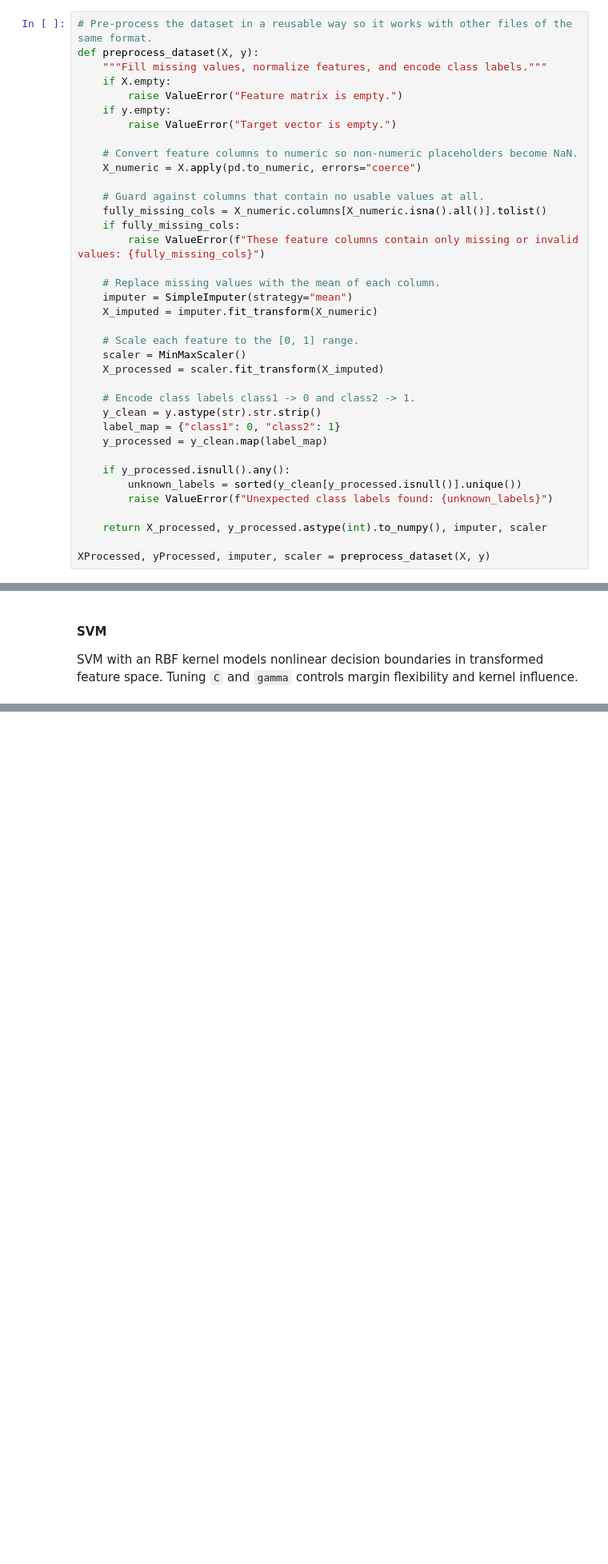
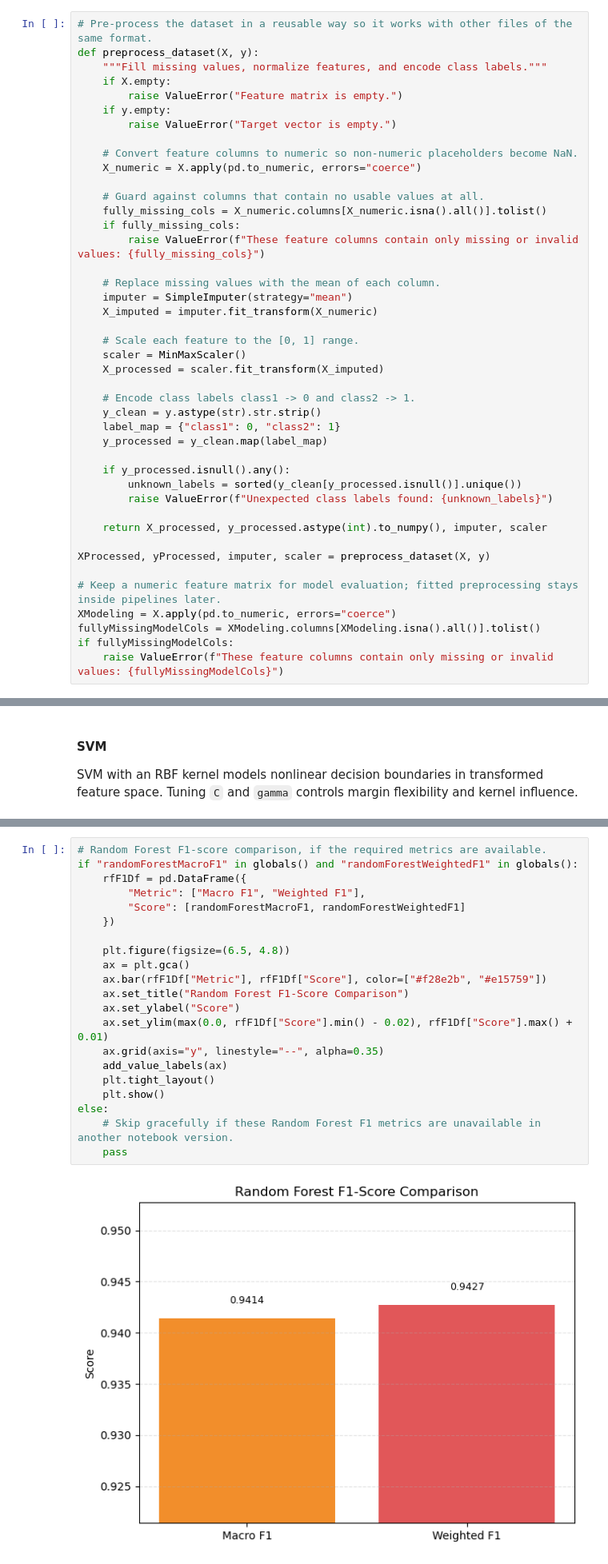
Before and after one commit to ErrorChen/COMP5318_Assignment-1, a Jupyter notebook: comp5318-a1-2026-template.ipynb, the cells around one changed output, grey strips where cells are left out. Shown at 80% size. Drawn from its saved outputs; the diff is of its cells as text; blank space fills up the shorter version.

```diff
--- a/comp5318-a1-2026-template.ipynb
+++ b/comp5318-a1-2026-template.ipynb
@@ -98,6 +106,12 @@ def preprocess_dataset(X, y):
     return X_processed, y_processed.astype(int).to_numpy(), imputer, scaler
 
 XProcessed, yProcessed, imputer, scaler = preprocess_dataset(X, y)
+
+# Keep a numeric feature matrix for model evaluation; fitted preprocessing stays inside pipelines later.
+XModeling = X.apply(pd.to_numeric, errors="coerce")
+fullyMissingModelCols = XModeling.columns[XModeling.isna().all()].tolist()
+if fullyMissingModelCols:
+    raise ValueError(f"These feature columns contain only missing or invalid values: {fullyMissingModelCols}")
 # %%
 # Print the first ten rows of the pre-processed dataset using four decimal places.
 def print_data(X, y, n_rows=10):
@@ -543,3 +648,26 @@ SVM test set accuracy: 0.9321
+# %%
+# Random Forest F1-score comparison, if the required metrics are available.
+if "randomForestMacroF1" in globals() and "randomForestWeightedF1" in globals():
+    rfF1Df = pd.DataFrame({
+        "Metric": ["Macro F1", "Weighted F1"],
+        "Score": [randomForestMacroF1, randomForestWeightedF1]
+    })
+
+    plt.figure(figsize=(6.5, 4.8))
+    ax = plt.gca()
+    ax.bar(rfF1Df["Metric"], rfF1Df["Score"], color=["#f28e2b", "#e15759"])
+    ax.set_title("Random Forest F1-Score Comparison")
+    ax.set_ylabel("Score")
+    ax.set_ylim(max(0.0, rfF1Df["Score"].min() - 0.02), rfF1Df["Score"].max() + 0.01)
+    ax.grid(axis="y", linestyle="--", alpha=0.35)
+    add_value_labels(ax)
+    plt.tight_layout()
+    plt.show()
+else:
+    # Skip gracefully if these Random Forest F1 metrics are unavailable in another notebook version.
+    pass
+# %% [output]
+[figure, added]
 # %% [markdown]
 In this comparison, tuned tree-based and boosting methods achieve the strongest test accuracy, while KNN and SVM are slightly lower on the same split. Cross-validation and test-set values are broadly consistent, indicating stable generalization under the selected preprocessing and evaluation protocol.
 # %% [markdown]
```
Also changed, not shown: parts of 22 cells of this notebook, 2 other files.
